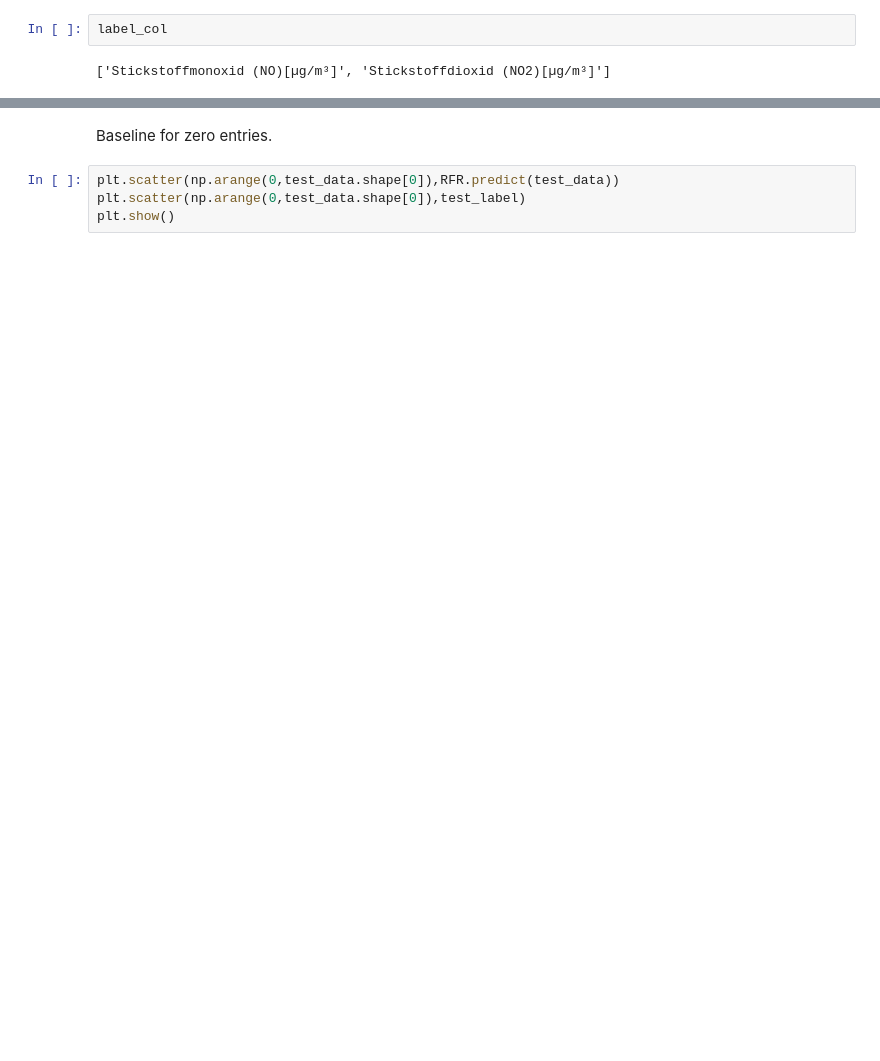
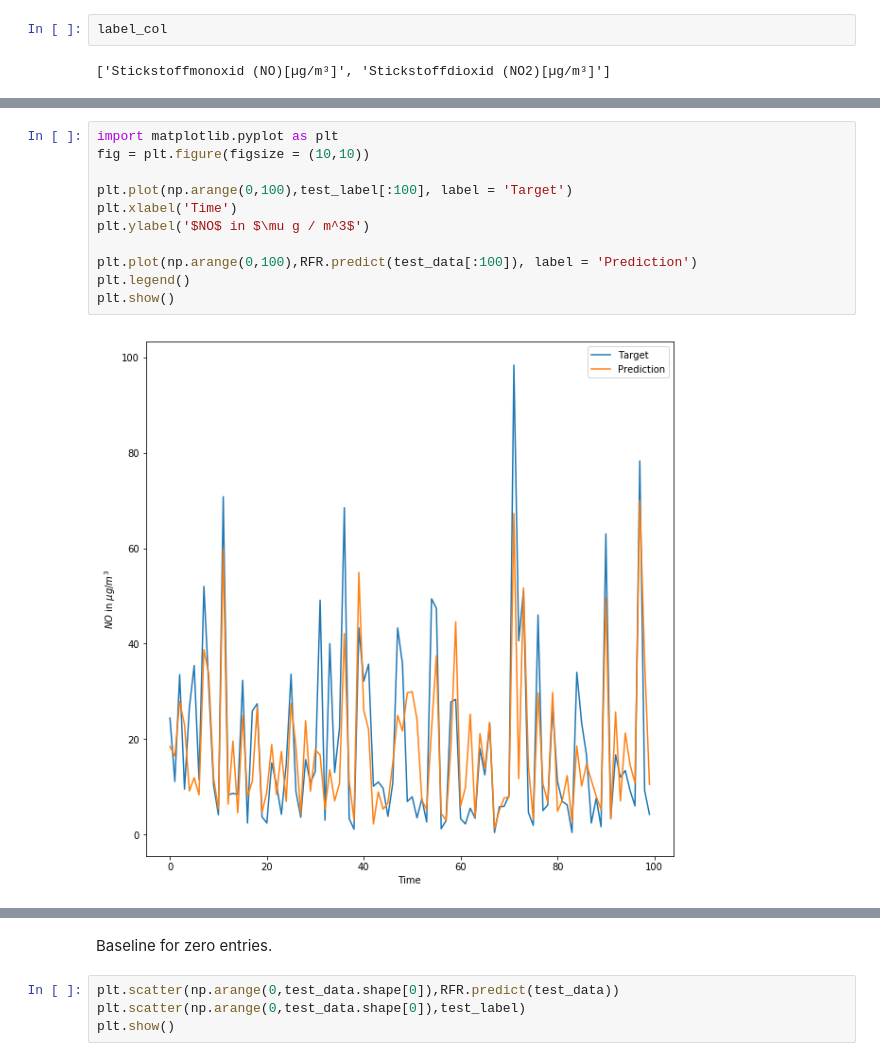
Before and after one commit to NilsStausberg/hackathon_mobility, a Jupyter notebook: Jens_random_forest.ipynb, the cells around one changed output, grey strips where cells are left out. Drawn from its saved outputs; the diff is of its cells as text; blank space fills up the shorter version.

```diff
--- a/Jens_random_forest.ipynb
+++ b/Jens_random_forest.ipynb
@@ -216,3 +320,16 @@ plt.show()
+# %%
+import matplotlib.pyplot as plt
+fig = plt.figure(figsize = (10,10))
+
+plt.plot(np.arange(0,100),test_label[:100], label = 'Target')
+plt.xlabel('Time')
+plt.ylabel('$NO$ in $\mu g / m^3$')
+
+plt.plot(np.arange(0,100),RFR.predict(test_data[:100]), label = 'Prediction')
+plt.legend()
+plt.show()
+# %% [output]
+[figure, added]
 # %%
 RFR.predict(np.array([np.zeros(len(train_data.columns))]))
 # %% [output]
```
Also changed, not shown: parts of 28 cells of this notebook, 7 other files.
